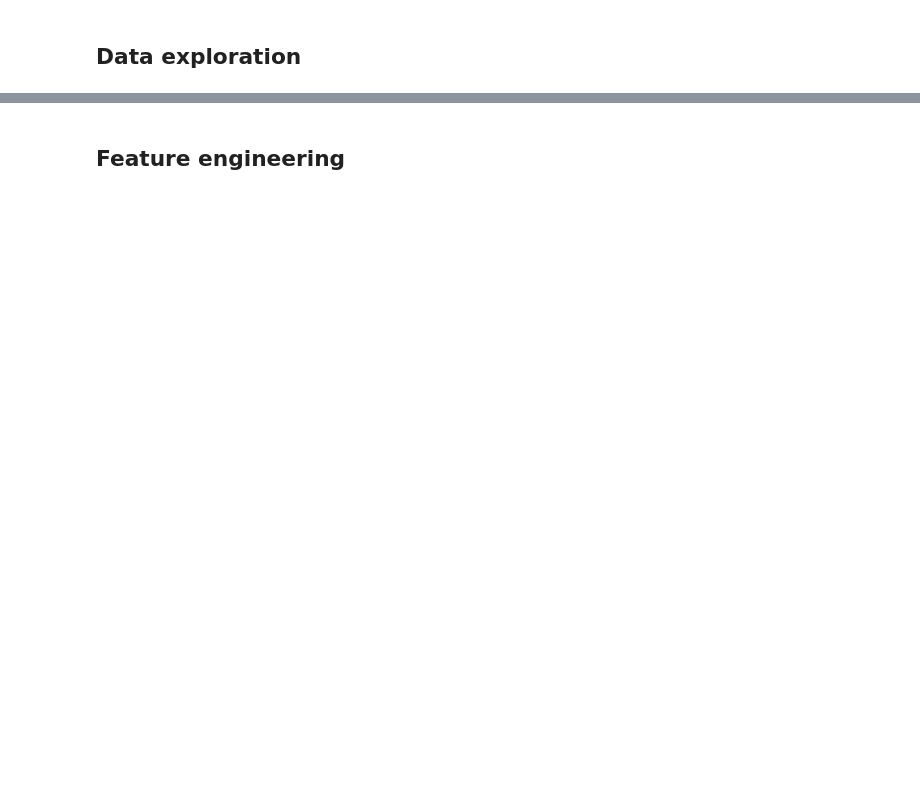
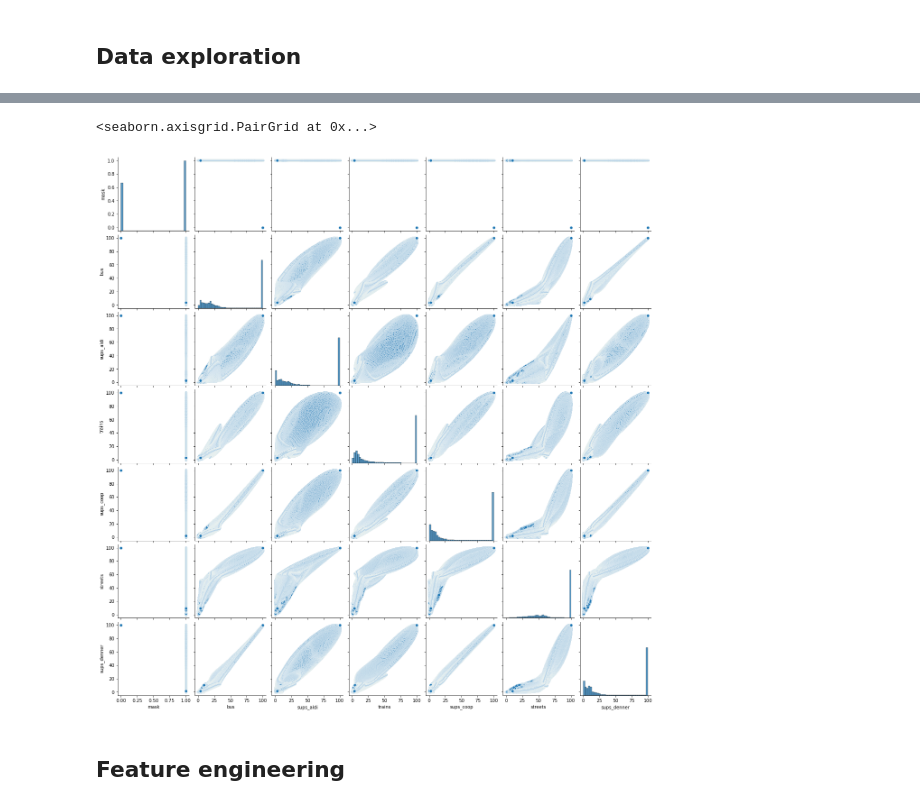
Before and after one commit to ciskoh/migros_branch_optimisation, a Jupyter notebook: notebooks/migros_notebook.ipynb, the cells around one changed output, grey strips where cells are left out. Drawn from its saved outputs; the diff is of its cells as text; code cells hidden in the pictures; blank space fills up the shorter version.

```diff
--- a/notebooks/migros_notebook.ipynb
+++ b/notebooks/migros_notebook.ipynb
@@ -103,0 +140,20 @@ print(a)
+# %%
+# translate array to dataframe
+
+df=pd.DataFrame({"mask" : ref_array.flatten()})
+
+for k,v in predictors.items():
+    pred_arr = v
+    flat_arr = pred_arr.flatten()
+    df[k]=flat_arr
+
+# replace -inf with 0
+df = df.replace([np.inf, -np.inf], 0)
+
+# remove unwanted rows and columns
+df = df.drop(columns = ["target", "ref_100m", "night_image", "pop_municipalities"])
+
+df = df.dropna()
+
+df.head()
+df.describe()
@@ -104,2 +170,9 @@ print(a)
+# %%
+#import seaborn as sns
+
+sns.pairplot(df[1:])
+# %% [output]
+<seaborn.axisgrid.PairGrid at 0x...>
+[figure, added]
 # %% [markdown]
 ## Feature engineering
```
Also changed, not shown: parts of 11 cells of this notebook, 2 other files.
